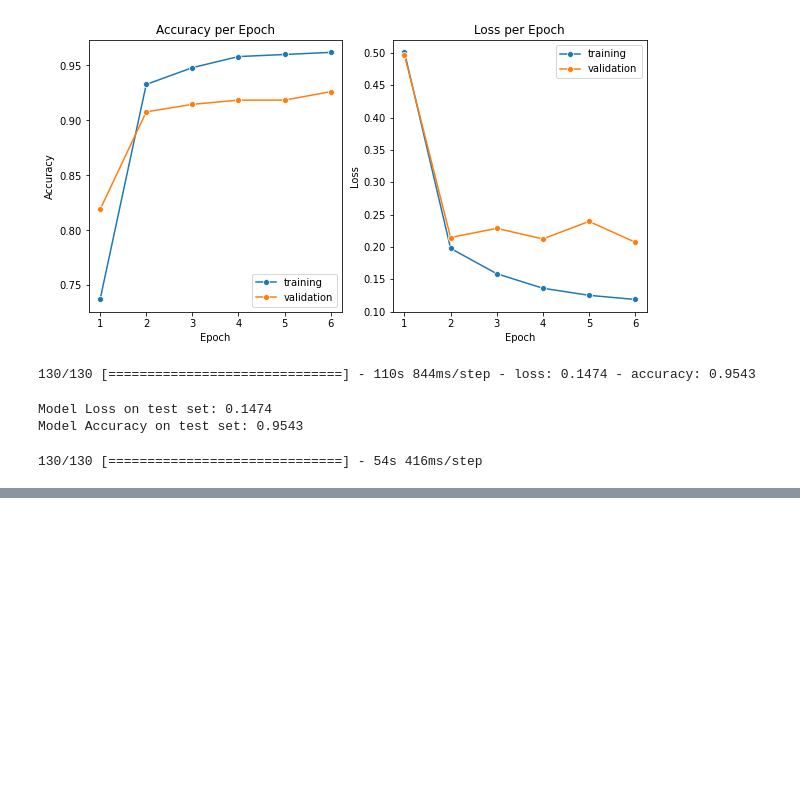
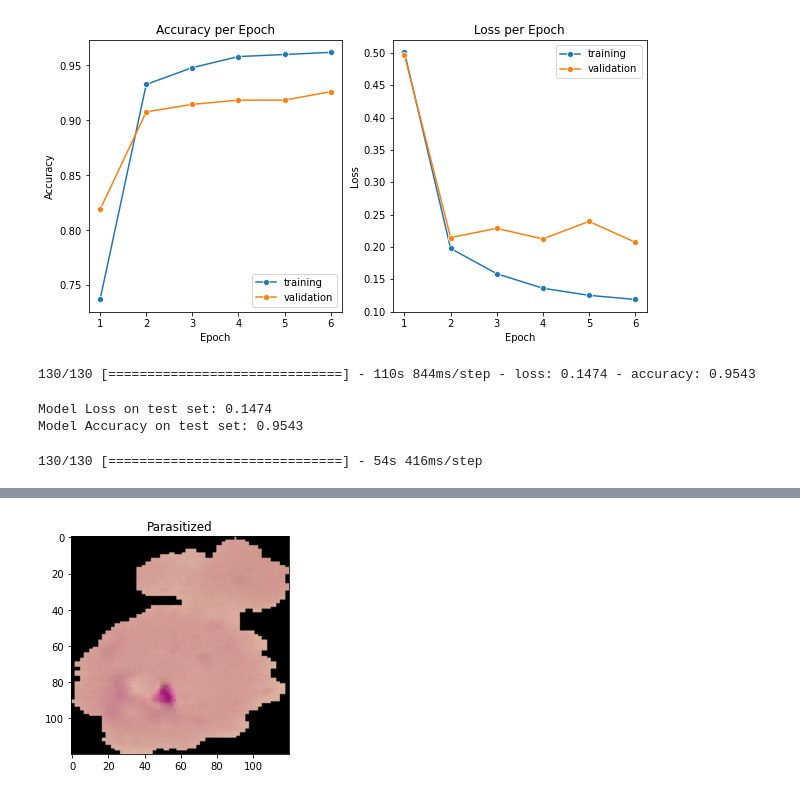
Before and after one commit to anirudh-g99/malaria-detection, a Jupyter notebook: source.ipynb, the cells around one changed output, grey strips where cells are left out. Cells and saved outputs as stored; diff of their text form; code cells hidden in the pictures; blank space fills up the shorter version.

```diff
--- a/source.ipynb
+++ b/source.ipynb
@@ -350,3 +350,20 @@ plot_confusion_matrix(cm=cm, classes=cm_plot_labels, title="Confusion Matrix");
 # %%
 # Saving the model
 model.save('Malaria_CNN')
+# %%
+# Test model with user input
+from tensorflow.keras.preprocessing import image
+testimg_path="./cell_images/Parasitized/C100P61ThinF_IMG_20150918_144104_cell_163.png"
+img=image.load_img(testimg_path,target_size=(120,120))
+plt.imshow(img)
+
+x=image.img_to_array(img)
+x=np.expand_dims(x,axis=0)
+images=np.vstack([x])
+val=model.predict(images)
+if val==0:
+    plt.title("Parasitized")
+else:
+    plt.title("Uninfected")
+# %% [output]
+[figure, added]
```
Also changed, not shown: parts of 2 cells of this notebook, 1 other file.
